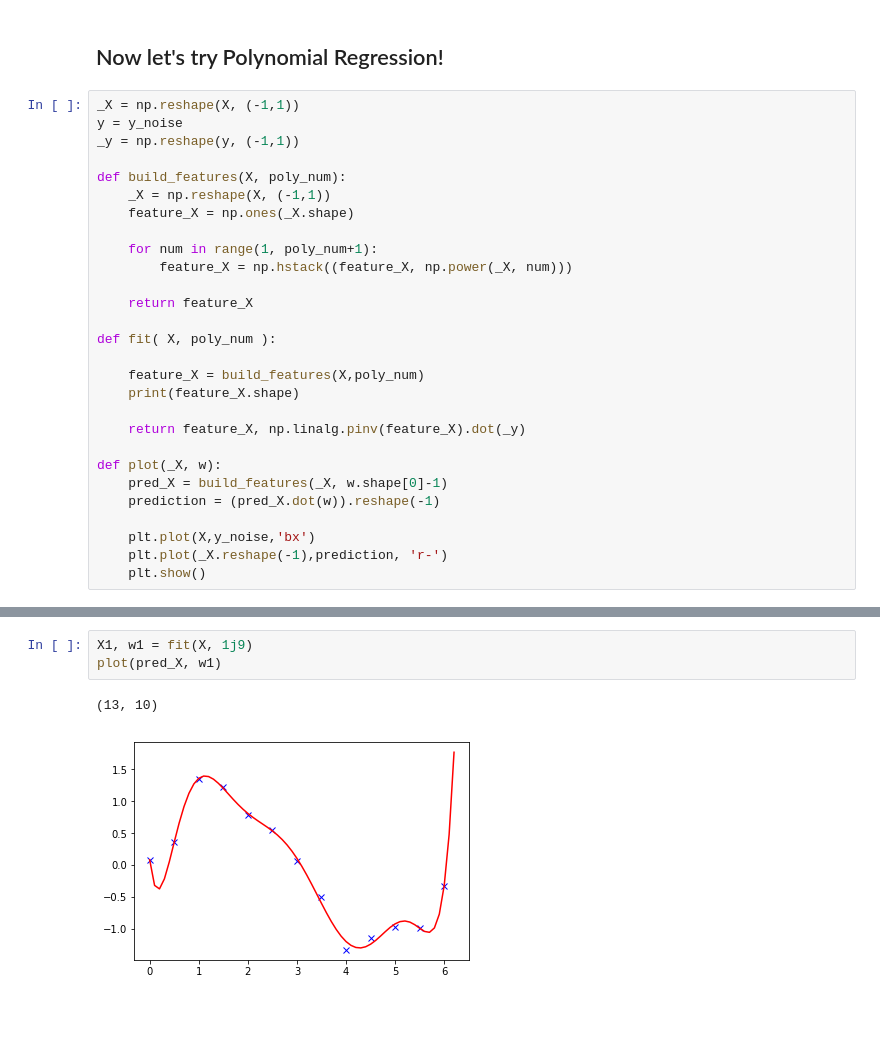
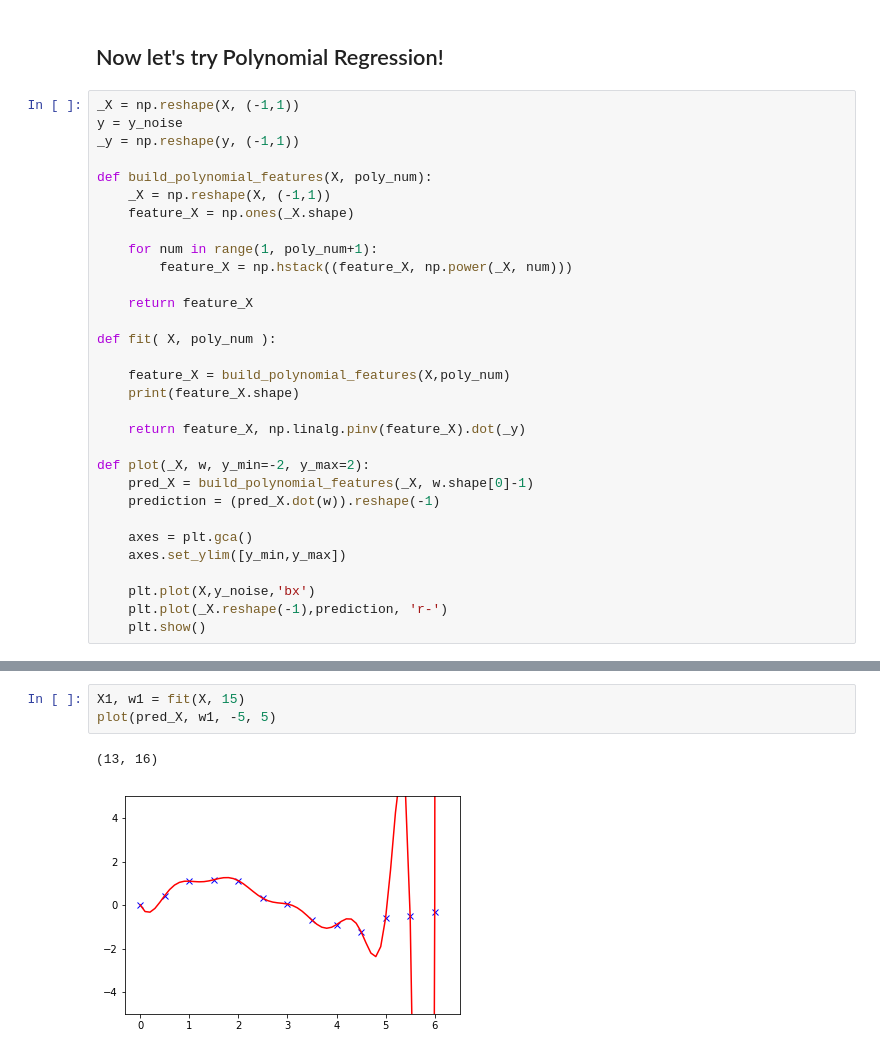
Before and after one commit to frankzl/mlcv-algorithms, a Jupyter notebook: 02-regression/Regression-Demo.ipynb, the cells around one changed output, grey strips where cells are left out. Saved outputs shown, nothing was run; the diff lists cells and outputs as text; blank space fills up the shorter version.

```diff
--- a/02-regression/Regression-Demo.ipynb
+++ b/02-regression/Regression-Demo.ipynb
@@ -24,7 +24,7 @@ _X = np.reshape(X, (-1,1))
 y = y_noise
 _y = np.reshape(y, (-1,1))
 
-def build_features(X, poly_num):
+def build_polynomial_features(X, poly_num):
     _X = np.reshape(X, (-1,1))
     feature_X = np.ones(_X.shape)
 
@@ -35,14 +35,17 @@ def build_features(X, poly_num):
 
 def fit( X, poly_num ):
 
-    feature_X = build_features(X,poly_num)
+    feature_X = build_polynomial_features(X,poly_num)
     print(feature_X.shape)
 
     return feature_X, np.linalg.pinv(feature_X).dot(_y)
 
-def plot(_X, w):
-    pred_X = build_features(_X, w.shape[0]-1)
+def plot(_X, w, y_min=-2, y_max=2):
+    pred_X = build_polynomial_features(_X, w.shape[0]-1)
     prediction = (pred_X.dot(w)).reshape(-1)
+
+    axes = plt.gca()
+    axes.set_ylim([y_min,y_max])
 
     plt.plot(X,y_noise,'bx')
     plt.plot(_X.reshape(-1),prediction, 'r-')
@@ -71,6 +74,6 @@ plot(pred_X, w1)
 # %%
-X1, w1 = fit(X, 1j9)
-plot(pred_X, w1)
+X1, w1 = fit(X, 15)
+plot(pred_X, w1, -5, 5)
 # %% [output]
-(13, 10)
+(13, 16)
-[figure, old version]
+[figure, new version]
```
Also changed, not shown: parts of 4 cells of this notebook.
